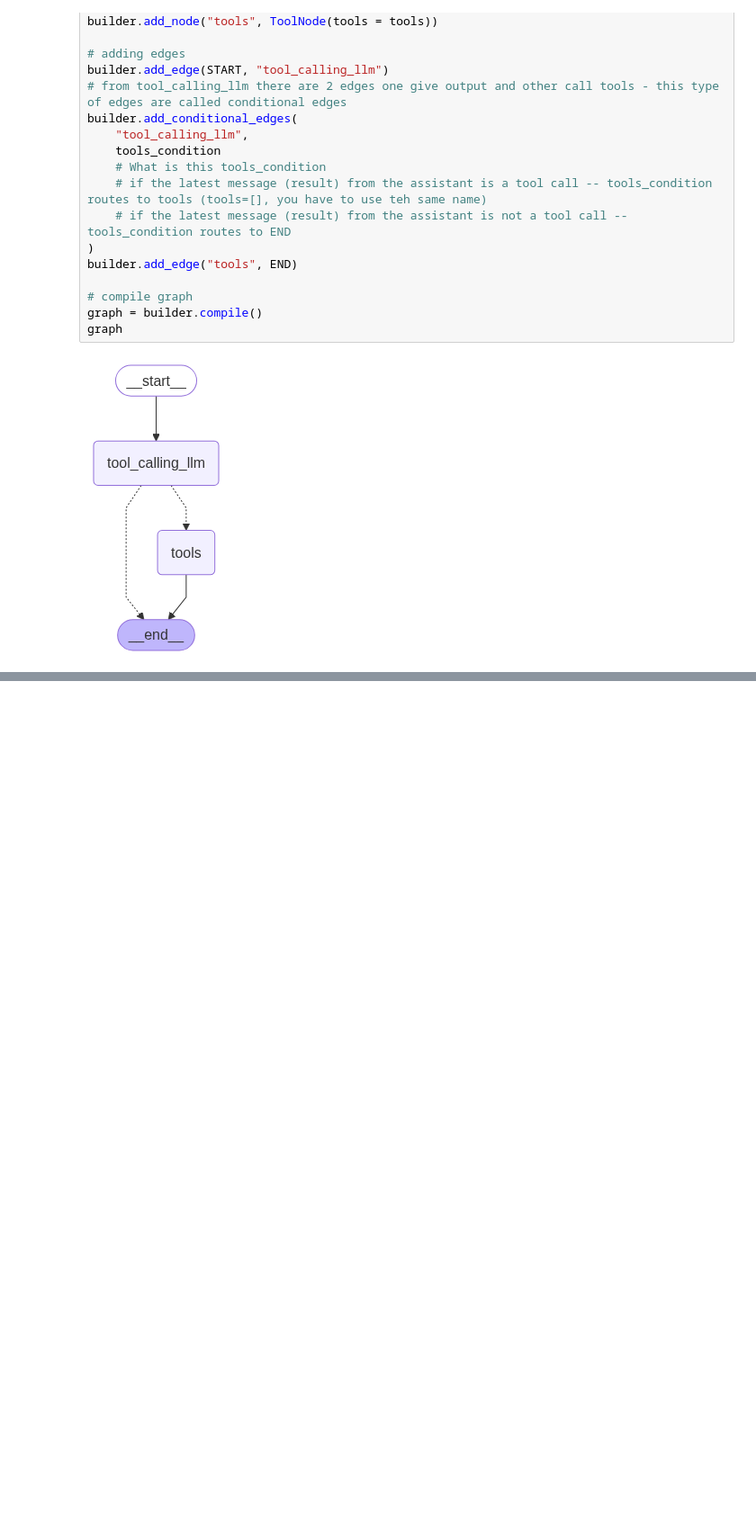
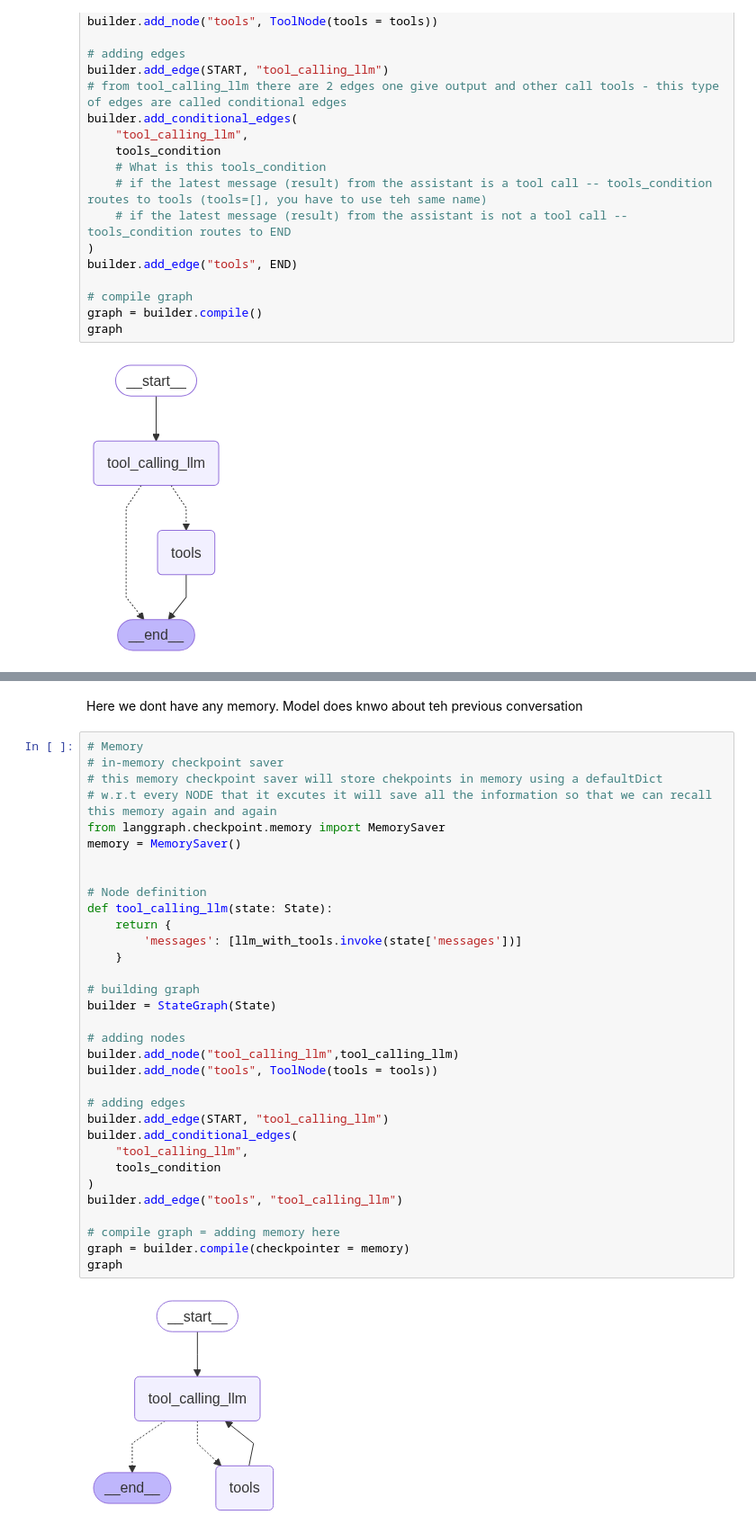
Before and after one commit to yash-meshram/Agentic-LangGraph, a Jupyter notebook: 1-BasicChatbot/1-basicChatbot.ipynb, the cells around one changed output, grey strips where cells are left out. Shown at 90% size. Saved outputs shown, nothing was run; the diff lists cells and outputs as text; blank space fills up the shorter version.

```diff
--- a/1-BasicChatbot/1-basicChatbot.ipynb
+++ b/1-BasicChatbot/1-basicChatbot.ipynb
@@ -348,0 +453,37 @@ Name: multiply
+# %% [markdown]
+Here we dont have any memory. Model does knwo about teh previous conversation
+# %%
+# Memory
+# in-memory checkpoint saver
+# this memory checkpoint saver will store chekpoints in memory using a defaultDict
+# w.r.t every NODE that it excutes it will save all the information so that we can recall this memory again and again
+from langgraph.checkpoint.memory import MemorySaver
+memory = MemorySaver()
+
+
+# Node definition
+def tool_calling_llm(state: State):
+    return {
+        'messages': [llm_with_tools.invoke(state['messages'])]
+    }
+
+# building graph
+builder = StateGraph(State)
+
+# adding nodes
+builder.add_node("tool_calling_llm",tool_calling_llm)
+builder.add_node("tools", ToolNode(tools = tools))
+
+# adding edges
+builder.add_edge(START, "tool_calling_llm")
+builder.add_conditional_edges(
+    "tool_calling_llm",
+    tools_condition
+)
+builder.add_edge("tools", "tool_calling_llm")
+
+# compile graph = adding memory here
+graph = builder.compile(checkpointer = memory)
+graph
+# %% [output]
+[figure, added]
```
Also changed, not shown: parts of 39 cells of this notebook, 1 other file.
